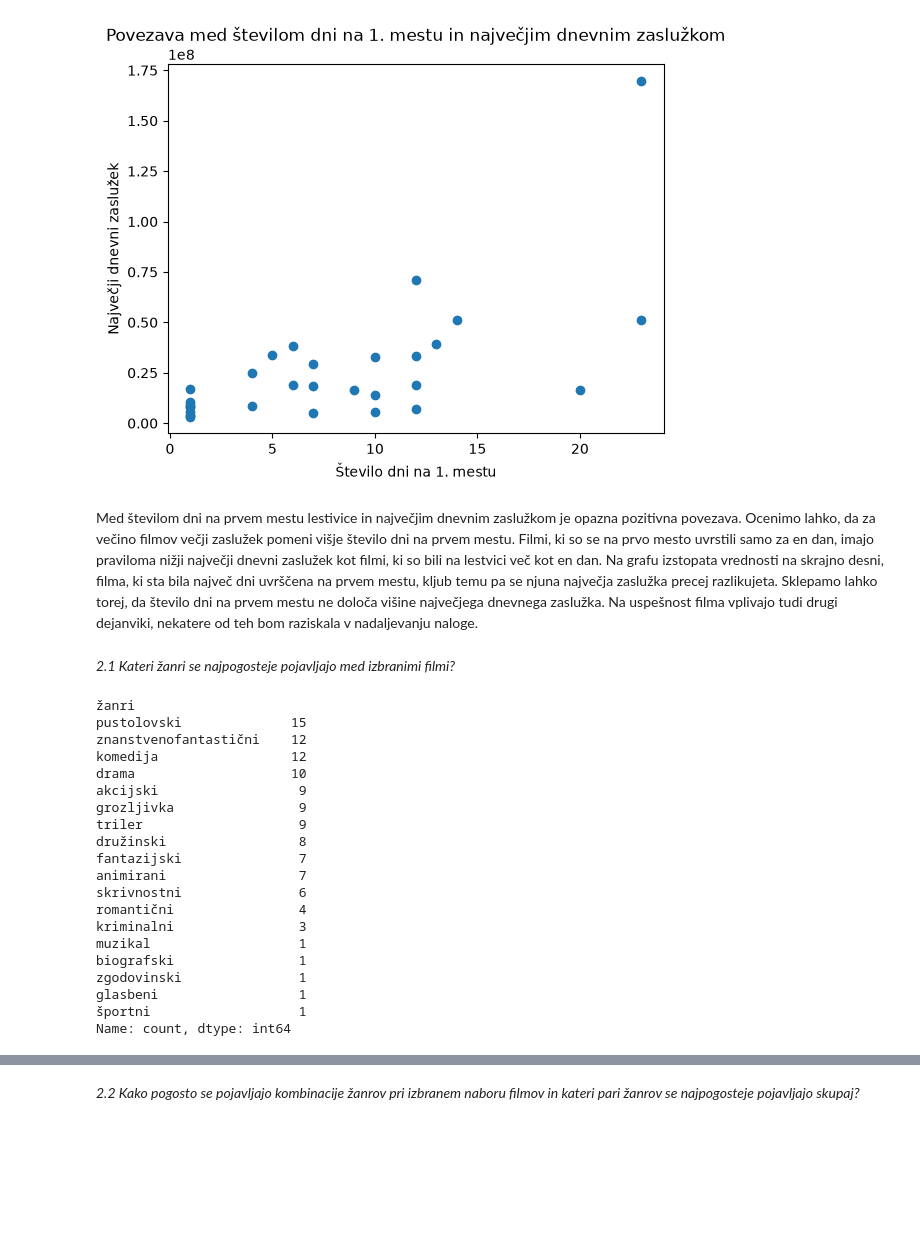
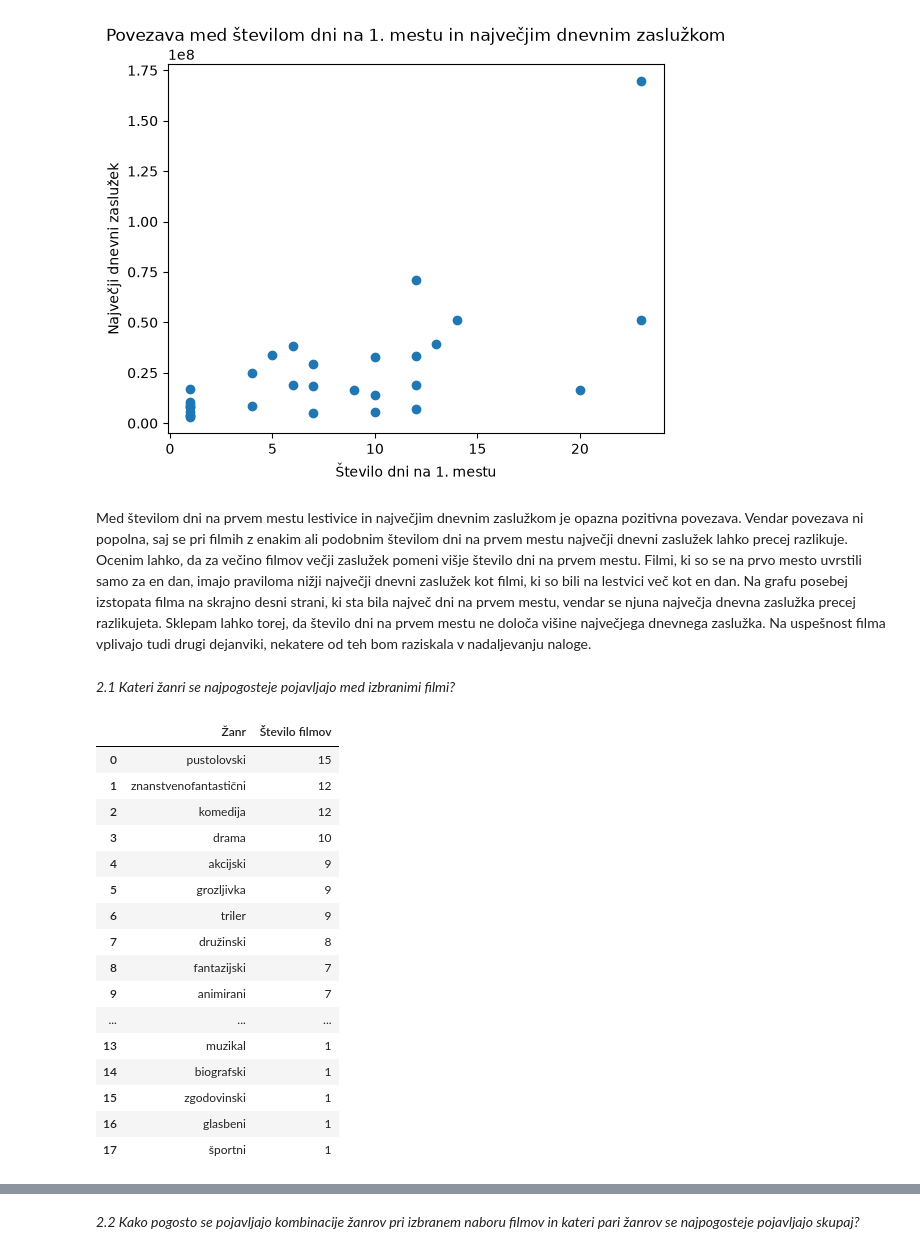
Before and after one commit to idakosmerl-web/projektna-naloga, a Jupyter notebook: analiza_podatkov.ipynb, the cells around one changed output, grey strips where cells are left out. Drawn from its saved outputs; the diff is of its cells as text; code cells hidden in the pictures; blank space fills up the shorter version.

```diff
--- a/analiza_podatkov.ipynb
+++ b/analiza_podatkov.ipynb
@@ -38,34 +38,34 @@ plt.show()
 # %% [output]
 [figure]
 # %% [markdown]
-Med številom dni na prvem mestu lestivice in največjim dnevnim zaslužkom je opazna pozitivna povezava. Ocenimo lahko, da za večino filmov večji zaslužek pomeni višje število dni na prvem mestu. Filmi, ki so se na prvo mesto uvrstili samo za en dan, imajo praviloma nižji največji dnevni zaslužek kot filmi, ki so bili na lestvici več kot en dan. Na grafu izstopata vrednosti na skrajno desni, filma, ki sta bila največ dni uvrščena na prvem mestu, kljub temu pa se njuna največja zaslužka precej razlikujeta. Sklepamo lahko torej, da število dni na prvem mestu ne določa višine največjega dnevnega zaslužka. Na uspešnost filma vplivajo tudi drugi dejanviki, nekatere od teh bom raziskala v nadaljevanju naloge.
+Med številom dni na prvem mestu lestivice in največjim dnevnim zaslužkom je opazna pozitivna povezava. Vendar povezava ni popolna, saj se pri filmih z enakim ali podobnim številom dni na prvem mestu največji dnevni zaslužek lahko precej razlikuje. Ocenim lahko, da za večino filmov večji zaslužek pomeni višje število dni na prvem mestu. Filmi, ki so se na prvo mesto uvrstili samo za en dan, imajo praviloma nižji največji dnevni zaslužek kot filmi, ki so bili na lestvici več kot en dan.
+Na grafu posebej izstopata filma na skrajno desni strani, ki sta bila največ dni na prvem mestu, vendar se njuna največja dnevna zaslužka precej razlikujeta. Sklepam lahko torej, da število dni na prvem mestu ne določa višine največjega dnevnega zaslužka. Na uspešnost filma vplivajo tudi drugi dejanviki, nekatere od teh bom raziskala v nadaljevanju naloge.
 # %% [markdown]
 *2.1 Kateri žanri se najpogosteje pojavljajo med izbranimi filmi?*
 # %%
 zanri = filmi["žanri"].str.split(",").explode().str.strip()
 
-stevilo_zanrov = zanri.value_counts()
+tabela_zanrov = (zanri.value_counts().reset_index())
 
-print(stevilo_zanrov)
+tabela_zanrov.columns = ["Žanr", "Število filmov"]
+
+tabela_zanrov
 # %% [output]
-žanri
-pustolovski              15
-znanstvenofantastični    12
-komedija                 12
-drama                    10
-akcijski                  9
-grozljivka                9
-triler                    9
-družinski                 8
-fantazijski               7
-animirani                 7
-skrivnostni               6
-romantični                4
-kriminalni                3
-muzikal                   1
-biografski                1
-zgodovinski               1
-glasbeni                  1
-športni                   1
-Name: count, dtype: int64
+|  | Žanr | Število filmov |
+| 0 | pustolovski | 15 |
+| 1 | znanstvenofantastični | 12 |
+| 2 | komedija | 12 |
+| 3 | drama | 10 |
+| 4 | akcijski | 9 |
+| 5 | grozljivka | 9 |
+| 6 | triler | 9 |
+| 7 | družinski | 8 |
+| 8 | fantazijski | 7 |
+| 9 | animirani | 7 |
+| ... | ... | ... |
+| 13 | muzikal | 1 |
+| 14 | biografski | 1 |
+| 15 | zgodovinski | 1 |
+| 16 | glasbeni | 1 |
+| 17 | športni | 1 |
 # %%
```
Also changed, not shown: parts of 5 cells of this notebook.
